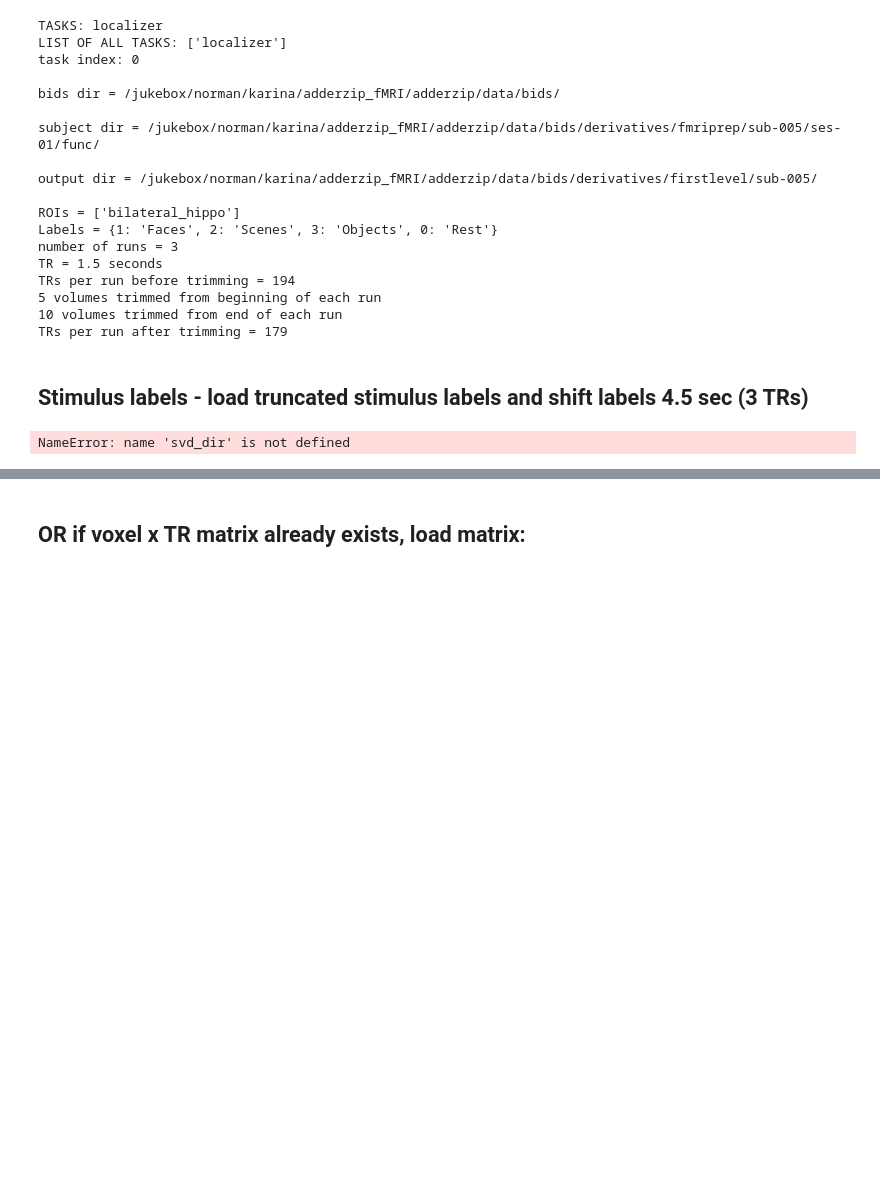
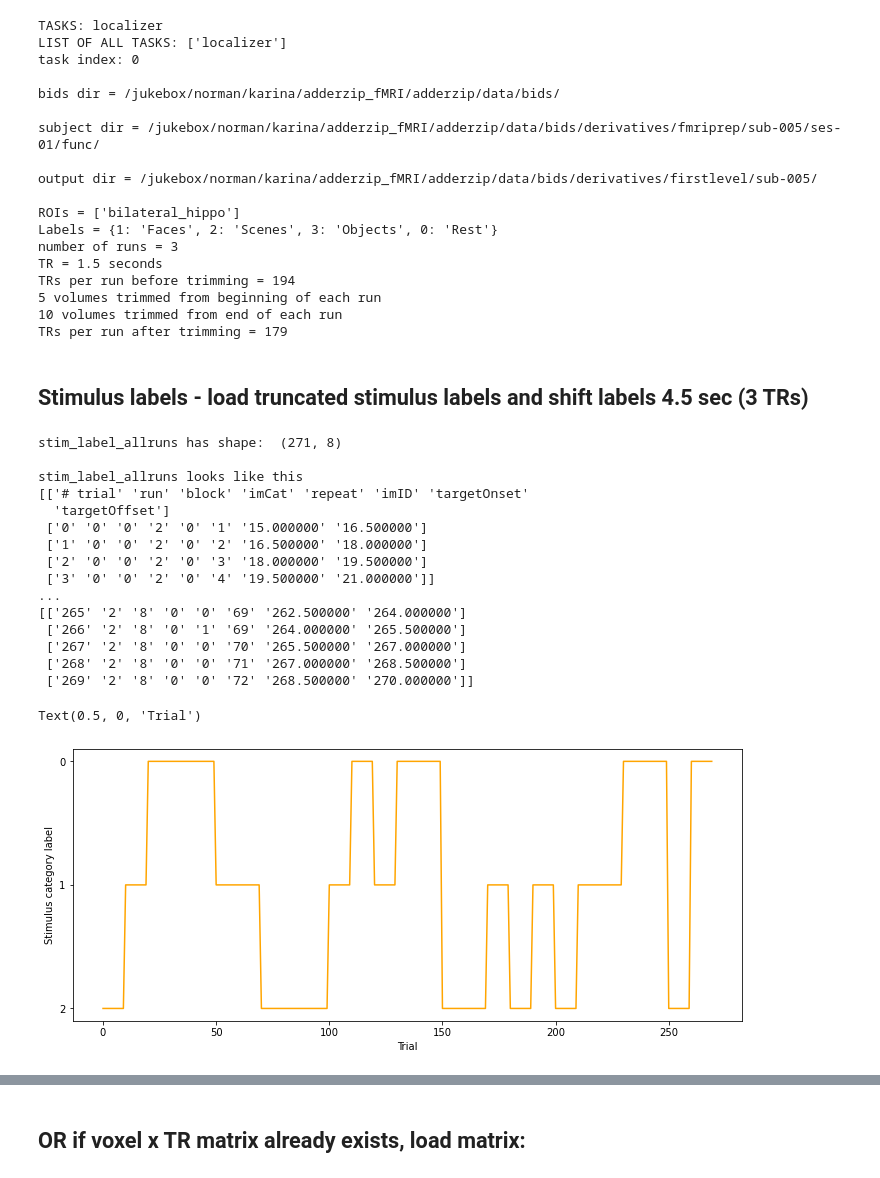
Before and after one commit to karinatachihara/pygers_adderzip, a Jupyter notebook: analysis/mainanalysis/03-classifier_localizer_sub-005.ipynb, the cells around one changed output, grey strips where cells are left out. Drawn from its saved outputs; the diff is of its cells as text; code cells hidden in the pictures; blank space fills up the shorter version.

```diff
--- a/analysis/mainanalysis/03-classifier_localizer_sub-005.ipynb
+++ b/analysis/mainanalysis/03-classifier_localizer_sub-005.ipynb
@@ -22,6 +22,7 @@
 ## Define subject
 # %%
 sub = 'sub-005'
+subNum = '005'
 ses = 'ses-01'
 task = 'localizer'
 
@@ -155,36 +161,40 @@ TRs per run after trimming = 179
 # %%
 # load stimulus labels from regressor file for each run and concatenate
 # NOTE: Regressor files are already trimmed (beginning only), but not shifted, in Matlab using gen_loc_regressor_0101.m
 
 stim_label = [];
 stim_label_allruns = [];
 
-# take individual run regressor files and concatenate them
-for run in range(1, n_runs_localizer + 1):
-    in_file = (adderzip_dir + 'data/behavioral/regressor/' + '%s_%s_task-%s_regressor-noshift-trim%dTRs_run-0%d.mat' % (sub, ses, task, n_trunc_beginning, run))
-
-    # Load in data from matlab and trim end of labels
-    stim_label = scipy.io.loadmat(in_file);
-    stim_label = np.array(stim_label['regressor']);
-    stim_label = stim_label[:,:-n_trunc_end] # trim label end
-
-    # Store the data
-    if run == 1:
-        stim_label_allruns = stim_label;
-    else:
-        stim_label_allruns = np.hstack((stim_label_allruns, stim_label))
+stim_label_allruns = load_adderzip_stim_labels_localizer(subNum)
 
 print('stim_label_allruns has shape: ', np.shape(stim_label_allruns))
 print('')
-print('Trimmed (but not shifted) labels should begin with 10 labels for a stimulus category + 10 labels for rest')
-print(stim_label_allruns[0,:21])
-print('Trimmed (but not shifted) labels should end with 10 labels for a stimulus category + 7 trailing zeros ')
-print(stim_label_allruns[0,-20:])
+print('stim_label_allruns looks like this')
+print(stim_label_allruns[:5,:])
+print('...')
+print(stim_label_allruns[-5:,:])
+
 
 # Plot the labels
 f, ax = plt.subplots(1,1, figsize = (12,5))
-ax.plot(stim_label_allruns[0,:], c='orange')
+ax.plot(stim_label_allruns[1:,3], c='orange')
 ax.set_ylabel('Stimulus category label')
-ax.set_xlabel('TR')
+ax.set_xlabel('Trial')
 # %% [output]
-NameError: name 'svd_dir' is not defined
+stim_label_allruns has shape:  (271, 8)
+
+stim_label_allruns looks like this
+[['# trial' 'run' 'block' 'imCat' 'repeat' 'imID' 'targetOnset'
+  'targetOffset']
+ ['0' '0' '0' '2' '0' '1' '15.000000' '16.500000']
+ ['1' '0' '0' '2' '0' '2' '16.500000' '18.000000']
+ ['2' '0' '0' '2' '0' '3' '18.000000' '19.500000']
+ ['3' '0' '0' '2' '0' '4' '19.500000' '21.000000']]
+...
+[['265' '2' '8' '0' '0' '69' '262.500000' '264.000000']
+ ['266' '2' '8' '0' '1' '69' '264.000000' '265.500000']
+ ['267' '2' '8' '0' '0' '70' '265.500000' '267.000000']
+ ['268' '2' '8' '0' '0' '71' '267.000000' '268.500000']
+ ['269' '2' '8' '0' '0' '72' '268.500000' '270.000000']]
+Text(0.5, 0, 'Trial')
+[figure, added]
```
Also changed, not shown: parts of 9 cells of this notebook, 1 other file.
